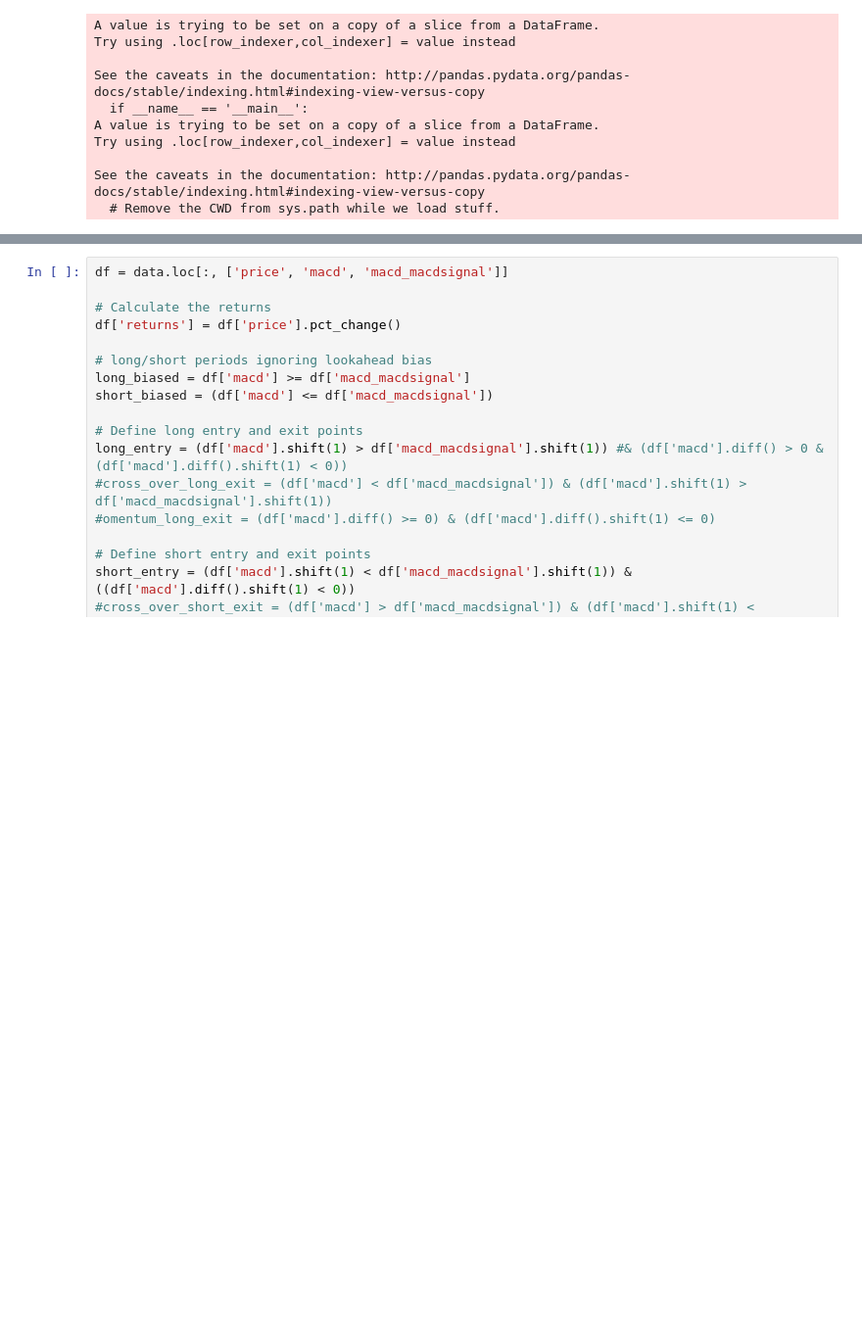
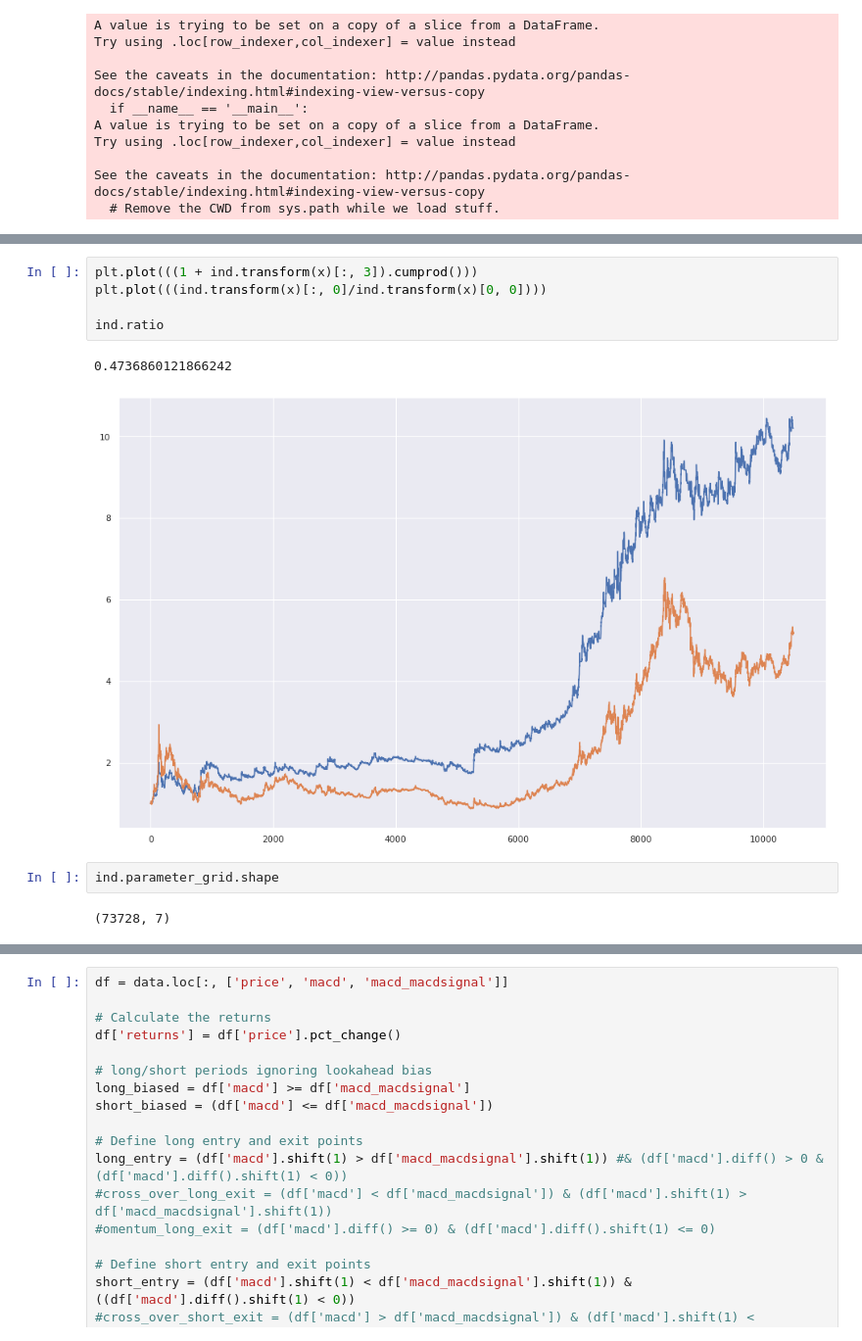
Before and after one commit to jbmoorhouse/gold_returns_predictor, a Jupyter notebook: analysis.ipynb, the cells around one changed output, grey strips where cells are left out. Shown at 98% size. Saved outputs shown, nothing was run; the diff lists cells and outputs as text; blank space fills up the shorter version.

```diff
--- a/analysis.ipynb
+++ b/analysis.ipynb
@@ -326 +452,13 @@ plt.plot((1 + ind.transform(x)[:, 3]).cumprod())
+# %%
+plt.plot(((1 + ind.transform(x)[:, 3]).cumprod()))
+plt.plot(((ind.transform(x)[:, 0]/ind.transform(x)[0, 0])))
+
+ind.ratio
+# %% [output]
+0.4736860121866242
+[figure, added]
+# %%
+ind.parameter_grid.shape
+# %% [output]
+(73728, 7)
 # %%
```
Also changed, not shown: parts of 8 cells of this notebook, 2 other files.
